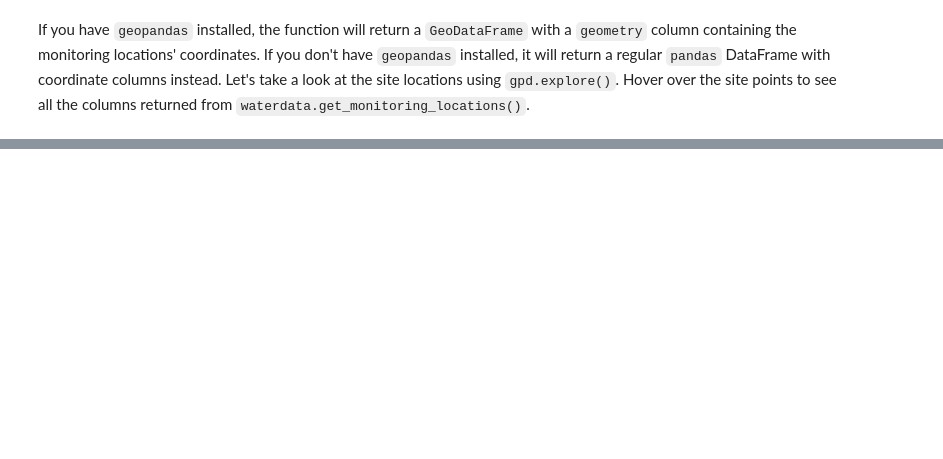
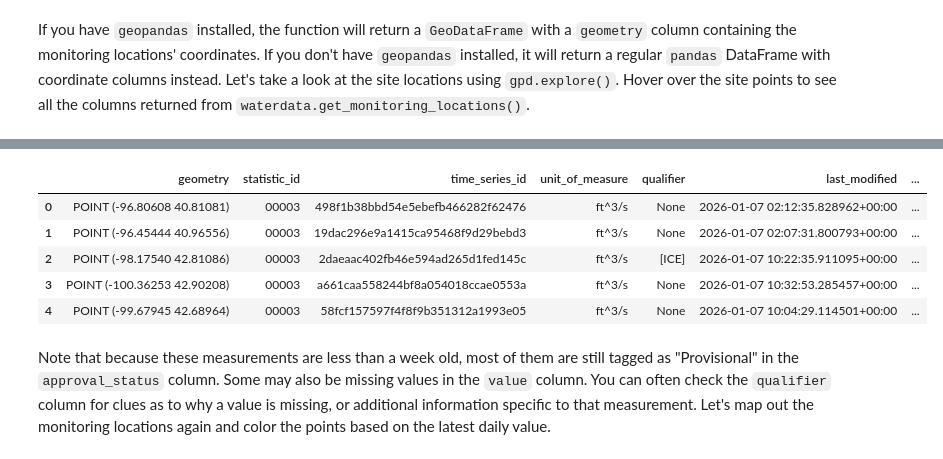
Before and after one commit to DOI-USGS/dataretrieval-python, a Jupyter notebook: demos/WaterData_demo.ipynb, the cells around one changed output, grey strips where cells are left out. Saved outputs shown, nothing was run; the diff lists cells and outputs as text; code cells hidden in the pictures; blank space fills up the shorter version.

```diff
--- a/demos/WaterData_demo.ipynb
+++ b/demos/WaterData_demo.ipynb
@@ -140,0 +167,16 @@ One thing you might notice is that this dataframe returns a `state_name` column!
+# %%
+latest_dv,_ = waterdata.get_latest_daily(
+    monitoring_location_id=NE_locations_discharge['monitoring_location_id'].tolist(),
+    parameter_code="00060",
+    statistic_id="00003"
+)
+display(latest_dv.head())
+# %% [output]
+|  | geometry | statistic_id | time_series_id | unit_of_measure | qualifier | last_modified | ... |
+| 0 | POINT (-96.80608 40.81081) | 00003 | 498f1b38bbd54e5ebefb466282f62476 | ft^3/s | None | 2026-01-07 02:12:35.828962+00:00 | ... |
+| 1 | POINT (-96.45444 40.96556) | 00003 | 19dac296e9a1415ca95468f9d29bebd3 | ft^3/s | None | 2026-01-07 02:07:31.800793+00:00 | ... |
+| 2 | POINT (-98.17540 42.81086) | 00003 | 2daeaac402fb46e594ad265d1fed145c | ft^3/s | [ICE] | 2026-01-07 10:22:35.911095+00:00 | ... |
+| 3 | POINT (-100.36253 42.90208) | 00003 | a661caa558244bf8a054018ccae0553a | ft^3/s | None | 2026-01-07 10:32:53.285457+00:00 | ... |
+| 4 | POINT (-99.67945 42.68964) | 00003 | 58fcf157597f4f8f9b351312a1993e05 | ft^3/s | None | 2026-01-07 10:04:29.114501+00:00 | ... |
+# %% [markdown]
+Note that because these measurements are less than a week old, most of them are still tagged as "Provisional" in the `approval_status` column. Some may also be missing values in the `value` column. You can often check the `qualifier` column for clues as to why a value is missing, or additional information specific to that measurement. Let's map out the monitoring locations again and color the points based on the latest daily value.
```
Also changed, not shown: parts of 35 cells of this notebook.
